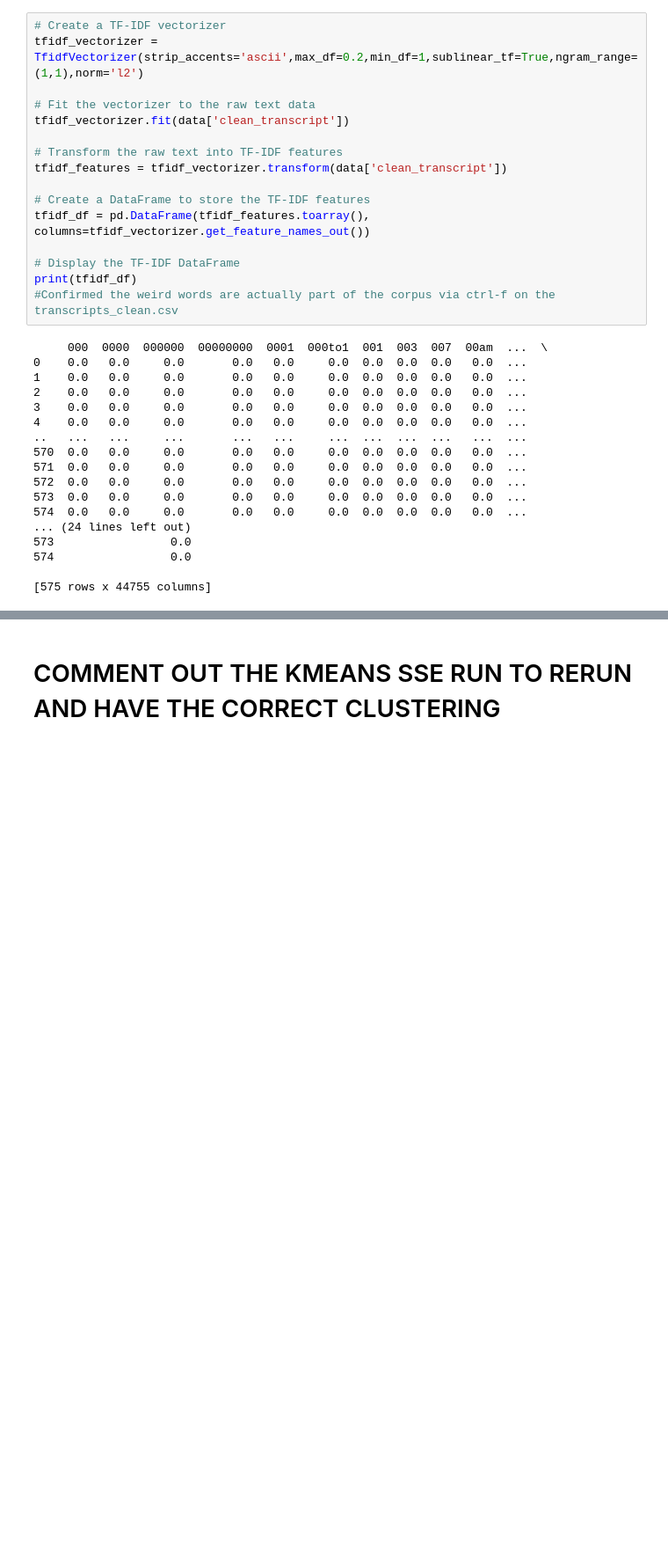
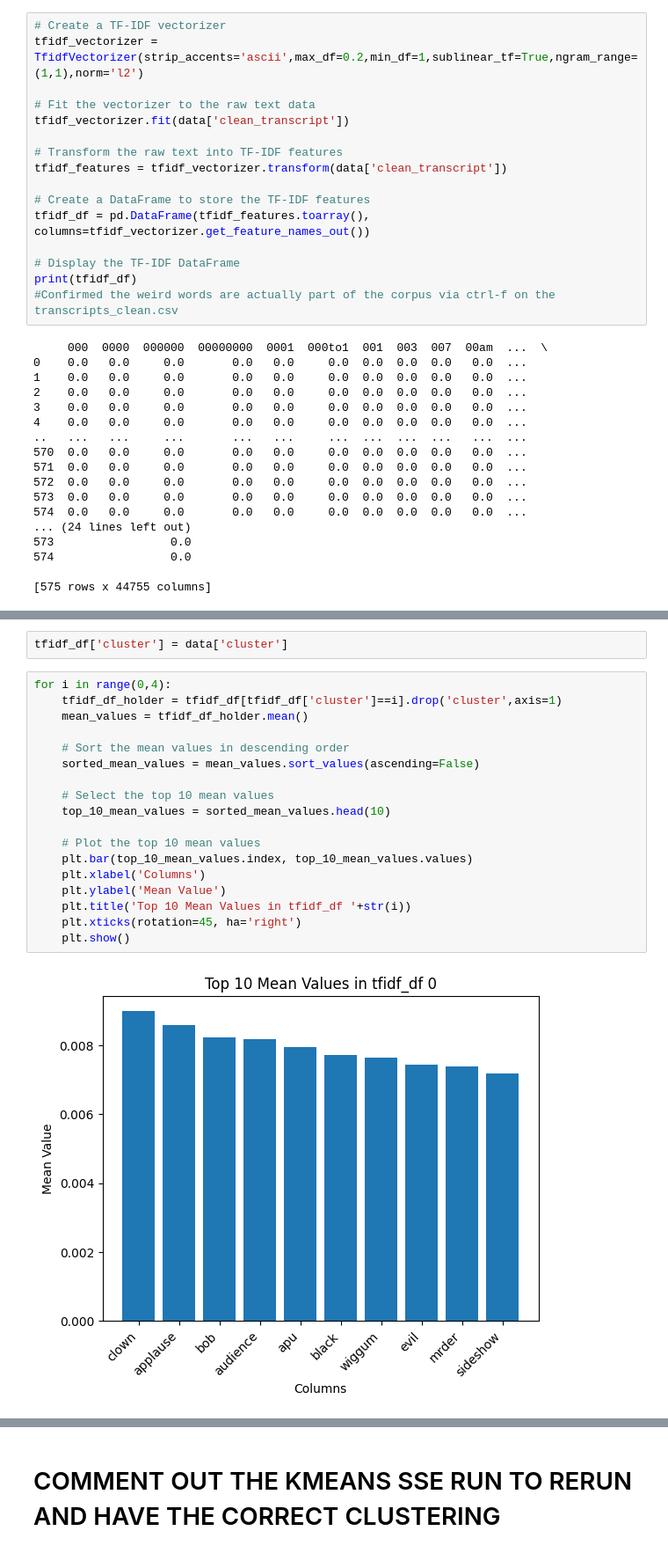
Before and after one commit to nic-hooper/extravagant_koalas, a Jupyter notebook: checkpoint3.ipynb, the cells around one changed output, grey strips where cells are left out. Shown: that part at 88% size. Cells and saved outputs as stored; diff of their text form; blank space fills up the shorter version.

```diff
--- a/checkpoint3.ipynb
+++ b/checkpoint3.ipynb
@@ -137,0 +212,22 @@ Cluster 7: 37 samples
+# %%
+tfidf_df['cluster'] = data['cluster']
+# %%
+for i in range(0,4):
+    tfidf_df_holder = tfidf_df[tfidf_df['cluster']==i].drop('cluster',axis=1)
+    mean_values = tfidf_df_holder.mean()
+
+    # Sort the mean values in descending order
+    sorted_mean_values = mean_values.sort_values(ascending=False)
+
+    # Select the top 10 mean values
+    top_10_mean_values = sorted_mean_values.head(10)
+
+    # Plot the top 10 mean values
+    plt.bar(top_10_mean_values.index, top_10_mean_values.values)
+    plt.xlabel('Columns')
+    plt.ylabel('Mean Value')
+    plt.title('Top 10 Mean Values in tfidf_df '+str(i))
+    plt.xticks(rotation=45, ha='right')
+    plt.show()
+# %% [output]
+[figure, added]
```
Also changed, not shown: parts of 14 cells of this notebook.
